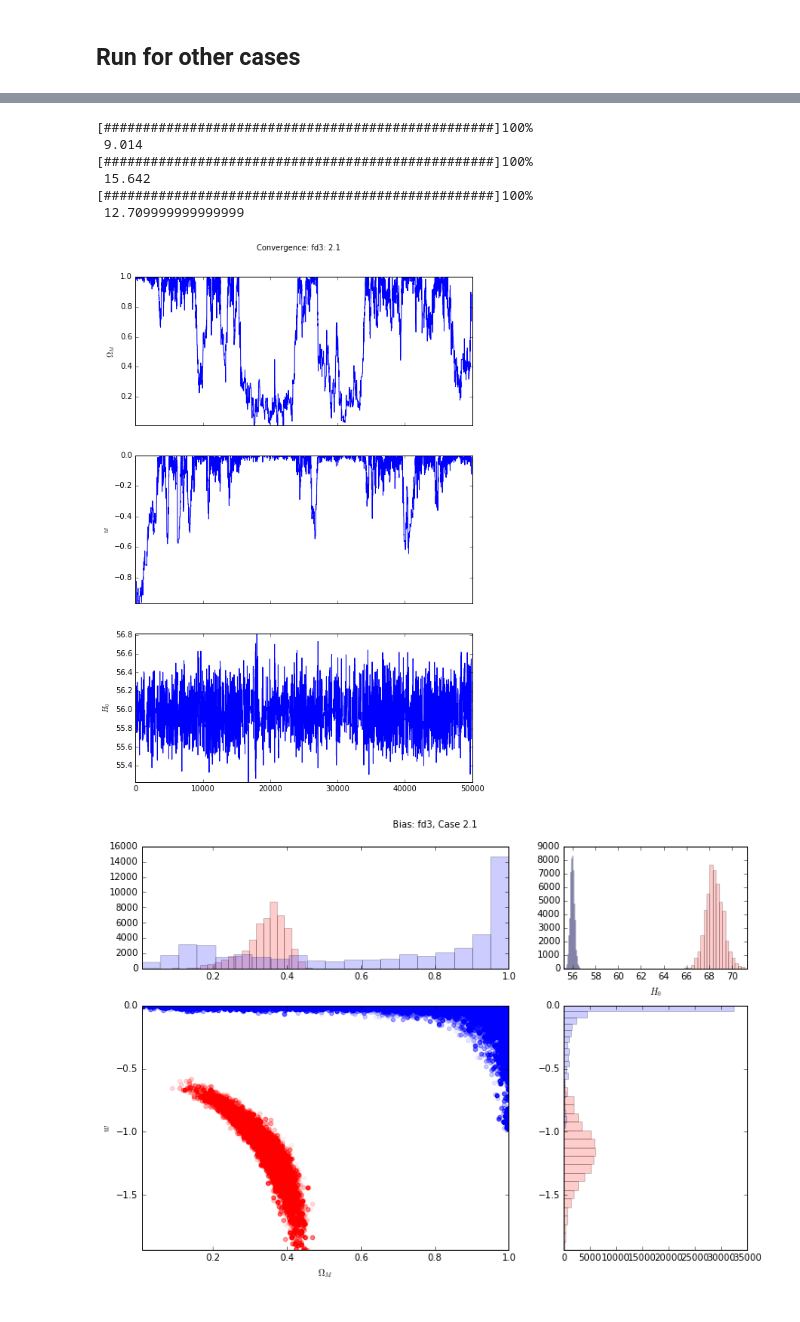
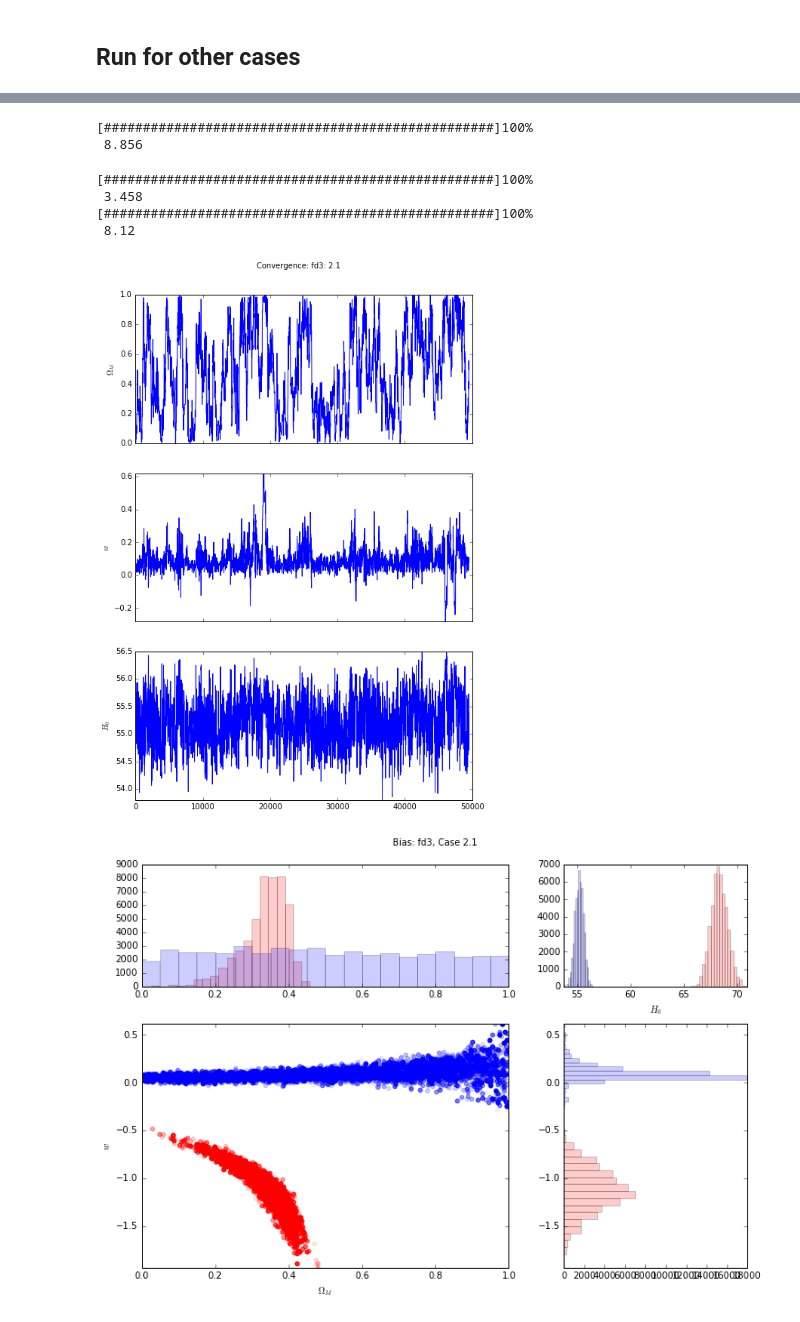
Before and after one commit to P-1884/COSMIC-BEAMS, a Jupyter notebook: bias_zf.ipynb, the cells around one changed output, grey strips where cells are left out. Drawn from its saved outputs; the diff is of its cells as text; code cells hidden in the pictures.

Commit message:
comparison between codes: case c and 3 still in conflict

```diff
--- a/bias_zf.ipynb
+++ b/bias_zf.ipynb
@@ -149,18 +194,18 @@ fd3.bias_sets_case3()
 # %%
 # save data and plot it
 
-def save_sim_data(data,dataset,case):
-    if case==3:
-        np.savetxt('data_'+dataset+'_case'+str(case)+'_zf.txt',np.c_[data.z,data.z2,data.mu_o],fmt='%2.3f',\
-           header='\n'.join(["Error in mu %.2f" %data.sig_mu, "z   z2   mu"]))
-    else:
-        np.savetxt('data_'+dataset+'_case'+str(case)+'_zf.txt',np.c_[data.z,data.mu_o],fmt='%2.3f',\
-           header='\n'.join(["Error in mu %.2f" %data.sig_mu, "z   mu"]))
-dataset='fd3'
-save_sim_data(fd3,dataset,1)
-save_sim_data(fd3.case21,dataset,21)
-save_sim_data(fd3.case22,dataset,22)
-save_sim_data(fd3.case3,dataset,3)
+#def save_sim_data(data,dataset,case):
+#    if case==3:
+#        np.savetxt('data_'+dataset+'_case'+str(case)+'_zf.txt',np.c_[data.z,data.z2,data.mu_o],fmt='%2.3f',\
+#           header='\n'.join(["Error in mu %.2f" %data.sig_mu, "z   z2   mu"]))
+#    else:
+#        np.savetxt('data_'+dataset+'_case'+str(case)+'_zf.txt',np.c_[data.z,data.mu_o],fmt='%2.3f',\
+#           header='\n'.join(["Error in mu %.2f" %data.sig_mu, "z   mu"]))
+#dataset='fd3'
+#save_sim_data(fd3,dataset,1)
+#save_sim_data(fd3.case21,dataset,21)
+#save_sim_data(fd3.case22,dataset,22)
+#save_sim_data(fd3.case3,dataset,3)
 # %%
 f, axarr = plt.subplots(2, 2,figsize=(12,8),gridspec_kw = {'width_ratios':[1,1],'height_ratios':[1,1]})
 axarr[0,0].errorbar(fd3.z,fd3.mu_o,yerr=[fd3.err_mu,fd3.err_mu],fmt='ko')
@@ -347,0 +412,3 @@ print('\n',union21.acceptr)
+# %%
+fd3.err_mu=0.2#*np.ones(len(fd3.z))
+np.array([mu(zi,1,60,-5) for zi in fd3.z[index]])
@@ -590,0 +723,7 @@ save_mcmc(union21,'union21_case1')
+# %%
+# priors made bigger
+MCMC_SNe(50000,fd3.case21)
+print('\n',fd3.case21.acceptr)
+# %% [output]
+[##################################################]100%
+ 8.856
@@ -591,14 +732,8 @@ save_mcmc(union21,'union21_case1')
 # %%
-MCMC_SNe(50000,fd3.case21)
-print('\n',fd3.case21.acceptr)
 MCMC_SNe(50000,fd3.case22)
 print('\n',fd3.case22.acceptr)
-MCMC_SNe(50000,fd3.case3)
-print('\n',fd3.case3.acceptr)
 # %% [output]
 [##################################################]100%
- 9.014
+ 3.458
 [##################################################]100%
- 15.642
-[##################################################]100%
- 12.709999999999999
+ 8.12
@@ -609,7 +742,7 @@ save_mcmc(fd3.case3,'fd3_case3')
 # %%
-plot_conv_mcmc(fd3.case21,'2.1',dataset='fd3')
-plot_sct_hist(fd3,fd3.case21,'2.1',dataset='fd3',nb=20)
-plot_contour_hist(fd3,fd3.case21,'2.1',dataset='fd3',nb=20)
+plot_conv_mcmc(fd3.case21,'2.1',dataset='fd3',burn_tail=500)
+plot_sct_hist(fd3,fd3.case21,'2.1',dataset='fd3',nb=20,burn_tail=500)
+plot_contour_hist(fd3,fd3.case21,'2.1',dataset='fd3',nb=20,burn_tail=500)
 # %% [output]
-[figure, old version]
+[figure, new version]
-[figure, old version]
+[figure, new version]
```
Also changed, not shown: parts of 31 cells of this notebook, 18 other files.
